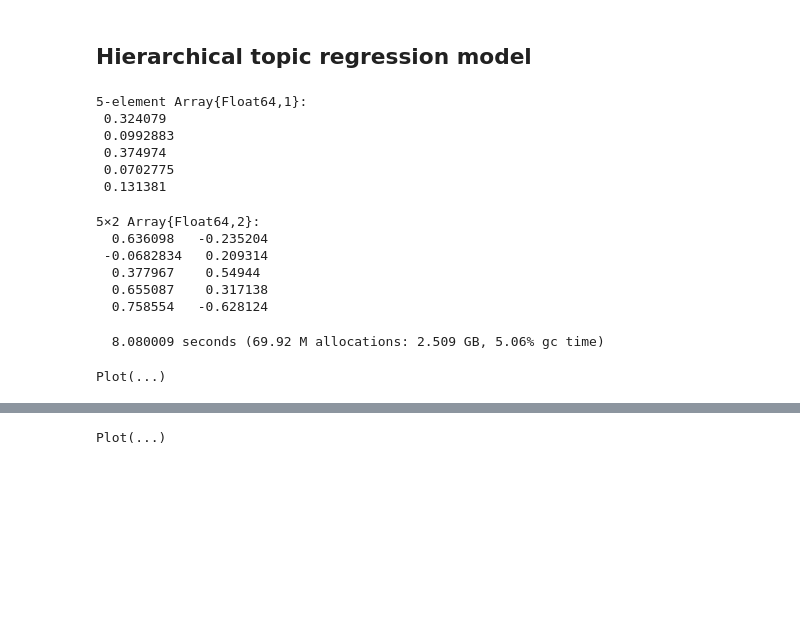
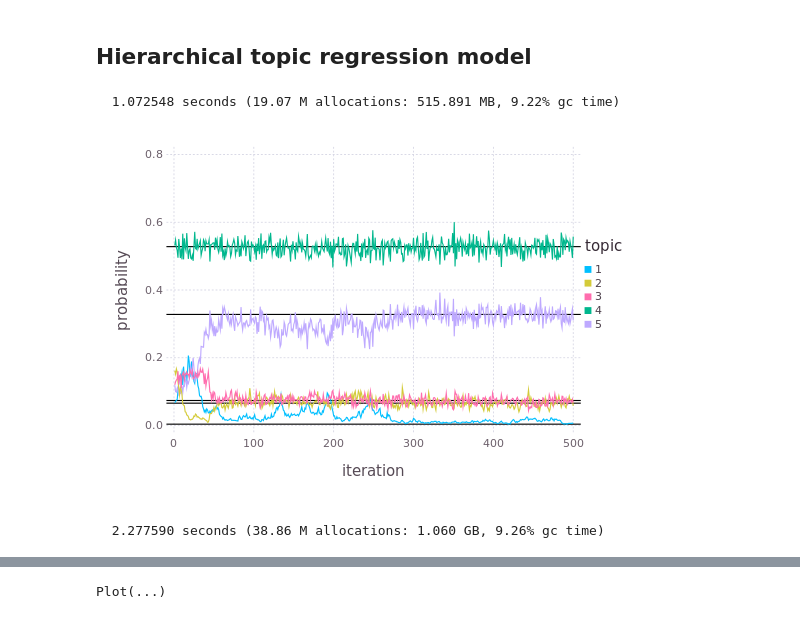
Before and after one commit to thewart/LogisticTopicRegression, a Jupyter notebook: Notebooks/HierarchicalMixtureRegression.ipynb, the cells around one changed output, grey strips where cells are left out. Cells and saved outputs as stored; diff of their text form; code cells hidden in the pictures; blank space fills up the shorter version.

```diff
--- a/Notebooks/HierarchicalMixtureRegression.ipynb
+++ b/Notebooks/HierarchicalMixtureRegression.ipynb
@@ -6,9 +8,9 @@ import Lazy.@>, Lazy.@>>, Lazy.@as
 # %%
 σ_μ = 1.0;
-σ = 0.5;
+σ = 0.25;
 σ_β = 0.5;
 
-n = 200;
+n = 10;
 p = 2;
 nd = repeat([50],inner=[n]);
 K = 5;
@@ -16,20 +18,12 @@ y = Vector{Array{Int64,2}}(n);
 μ = randn(K)*σ_μ;
 β = randn(K,p)*σ_β;
 X = randn(p,n);
-softmax(μ)
+θ = collect(0:(K-1))*1000;
+η = Array{Float64}(K,n);
+nk = Array{Int64}(K,n);
+for i in 1:n
+    η[:,i] = randn(K).*σ .+ μ + β*X[:,i];
+    nk[:,i] = rand(Multinomial(nd[i],softmax(η[:,i])));
+    y[i] = hcat(map(j -> vcat( hcat(rand(Poisson(θ[j]),nk[j,i]),rand(Poisson(θ[K:-1:1][j]),nk[j,i]))' ), 1:K)...);
+end
+nk = sum(nk,2);
-# %% [output]
-5-element Array{Float64,1}:
- 0.324079
- 0.0992883
- 0.374974
- 0.0702775
- 0.131381
-# %%
-β
-# %% [output]
-5×2 Array{Float64,2}:
-  0.636098   -0.235204
- -0.0682834   0.209314
-  0.377967    0.54944
-  0.655087    0.317138
-  0.758554   -0.628124
@@ -44,0 +30,6 @@ end
+# %%
+pss = VectorPosterior(PoissonPosterior(0.001,0.001),2);
+@time fits = simplemix(hcat(y...),pss,K,iter=500);
+ns = 500;
+# %% [output]
+  1.072548 seconds (19.07 M allocations: 515.891 MB, 9.22% gc time)
@@ -45,6 +38,14 @@ end
+# %%
+mudat = DataFrame(probability = mapslices(softmax,fits[:η],1)[:],topic=repeat(map(string,1:K),outer=[ns]),
+iteration=repeat(collect(1:ns),inner=[K]));
+plot(mudat,x="iteration",y="probability",color="topic",yintercept=nk./sum(nk),
+Geom.line,Geom.hline(color=colorant"black"))
+# %% [output]
+[figure, added]
 # %%
-pss = VectorPosterior(PoissonPosterior(0.1,0.1),2);
-@time fit = topiclmm(y,X,pss,K,hyperparameter(τ0_τ=0.001,ν0_τ=0.175),iter=100);
+pss = VectorPosterior(PoissonPosterior(0.001,0.001),2);
+@time fit = topiclmm(y,X,pss,K,hyperparameter(ν0_σ2η=100.0,σ0_σ2η = 0.001,
+  τ0_τ = 1000.0,ν0_τ = 100.0,τ_β = 0.0001),iter=1000,thin=2);
 ns = length(fit[:τ]);
 # %% [output]
-  8.080009 seconds (69.92 M allocations: 2.509 GB, 5.06% gc time)
+  2.277590 seconds (38.86 M allocations: 1.060 GB, 9.26% gc time)
@@ -53,7 +52,3 @@ using Gadfly
-# %%
-plot(y=fit[:τ]./(fit[:τ]+1),yintercept=[(σ_μ^2)/(σ_μ^2 + σ^2)],Geom.line,Geom.hline(color=colorant"black"))
-# %% [output]
-Plot(...)
 # %%
 mudat = DataFrame(probability = mapslices(softmax,fit[:μ],1)[:],topic=repeat(map(string,1:K),outer=[ns]),
 iteration=repeat(collect(1:ns),inner=[K]));
```
Also changed, not shown: parts of 7 cells of this notebook, 5 other files.
